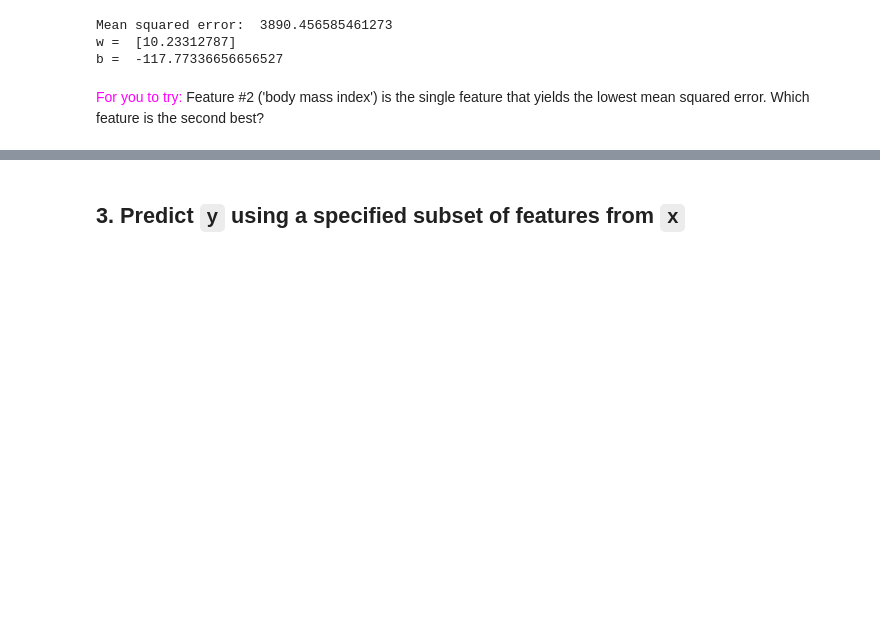
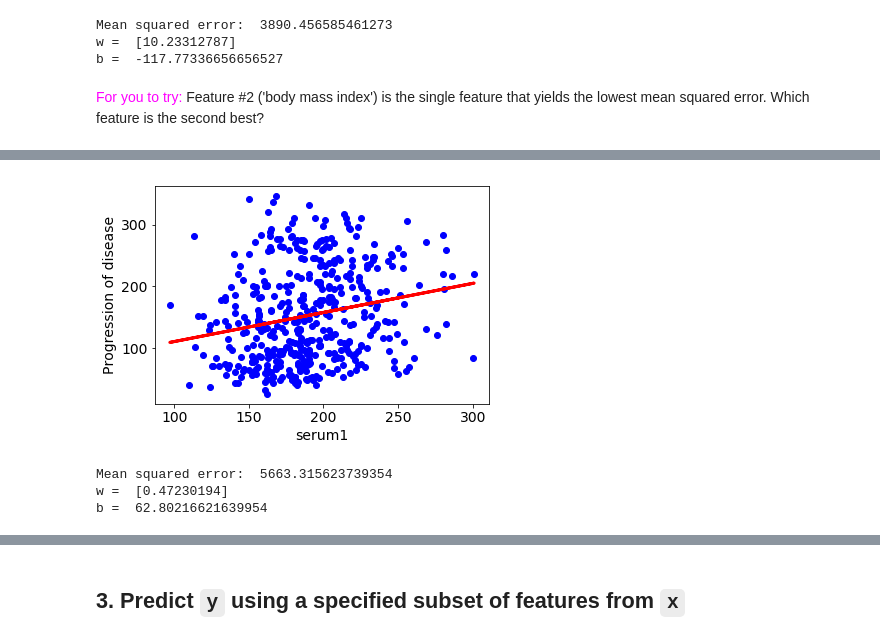
Before and after one commit to krivolapov/Machine_Learning_Fundamentals, a Jupyter notebook: Week_4/diabetes-regression/diabetes-regression.ipynb, the cells around one changed output, grey strips where cells are left out. Cells and saved outputs as stored; diff of their text form; code cells hidden in the pictures; blank space fills up the shorter version.

```diff
--- a/Week_4/diabetes-regression/diabetes-regression.ipynb
+++ b/Week_4/diabetes-regression/diabetes-regression.ipynb
@@ -83,0 +102,9 @@ b =  -117.77336656656527
+# %%
+regr = one_feature_regression(x,y,4)
+print "w = ", regr.coef_
+print "b = ", regr.intercept_
+# %% [output]
+[figure, added]
+Mean squared error:  5663.315623739354
+w =  [0.47230194]
+b =  62.80216621639954
```
Also changed, not shown: parts of 7 cells of this notebook.
